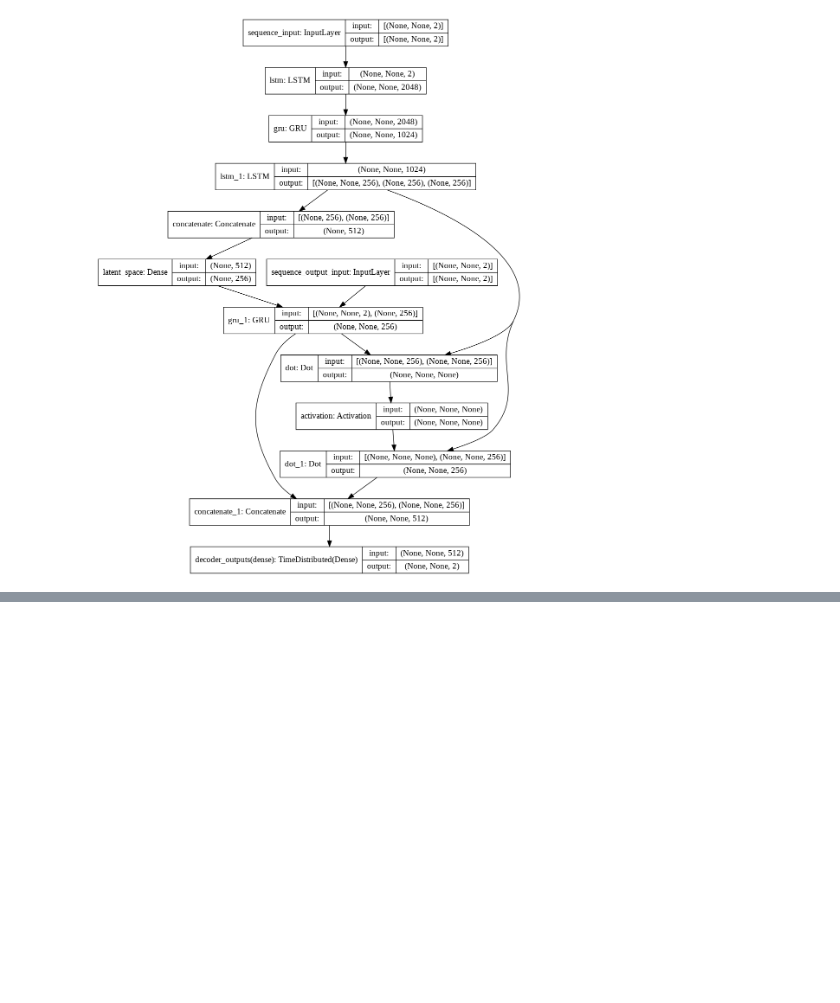
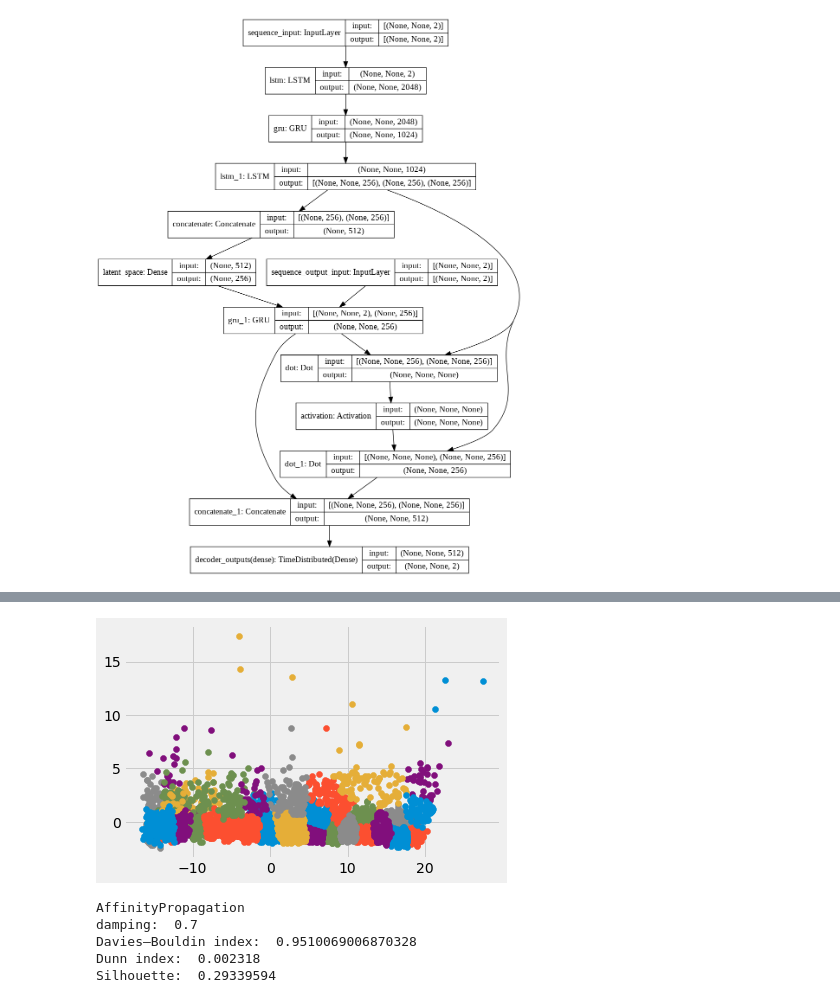
Before and after one commit to ebarkhordar/clustering-of-bank-customers, a Jupyter notebook: Czech_customer_segmentation.ipynb, the cells around one changed output, grey strips where cells are left out. Cells and saved outputs as stored; diff of their text form; code cells hidden in the pictures; blank space fills up the shorter version.

```diff
--- a/Czech_customer_segmentation.ipynb
+++ b/Czech_customer_segmentation.ipynb
@@ -828,0 +864,43 @@ farthest nearest 0.0041
+# %%
+# affinity propagation clustering
+from numpy import unique
+from numpy import where
+from sklearn.datasets import make_classification
+from sklearn.cluster import AffinityPropagation
+from matplotlib import pyplot
+# define dataset
+# define the model
+
+affinity_propagation_model = AffinityPropagation(damping = 0.7)
+# fit the model
+affinity_propagation_model.fit(X)
+# assign a cluster to each example
+affinity_yhat = affinity_propagation_model.predict(X)
+# retrieve unique clusters
+clusters = unique(affinity_yhat)
+# create scatter plot for samples from each cluster
+for cluster in clusters:
+	# get row indexes for samples with this cluster
+	row_ix = where(affinity_yhat == cluster)
+	# create scatter of these samples
+	pyplot.scatter(X[row_ix, 0], X[row_ix, 1])
+# show the plot
+pyplot.show()
+# %% [output]
+[figure, added]
+# %%
+labels = affinity_yhat
+print("AffinityPropagation")
+print('damping: ', affinity_propagation_model.damping)
+print("Davies–Bouldin index: ", davies_bouldin_score(X, labels))
+distance_matrices = pairwise_distances(X)
+dunk = dunn(labels, distance_matrices, diameter_method, cdist_method)
+print("Dunn index: ", round(dunk, 6))
+silhouette_avg = silhouette_score(X, labels)
+print("Silhouette: ", silhouette_avg)
+# %% [output]
+AffinityPropagation
+damping:  0.7
+Davies–Bouldin index:  0.9510069006870328
+Dunn index:  0.002318
+Silhouette:  0.29339594
```
Also changed, not shown: parts of 21 cells of this notebook.
